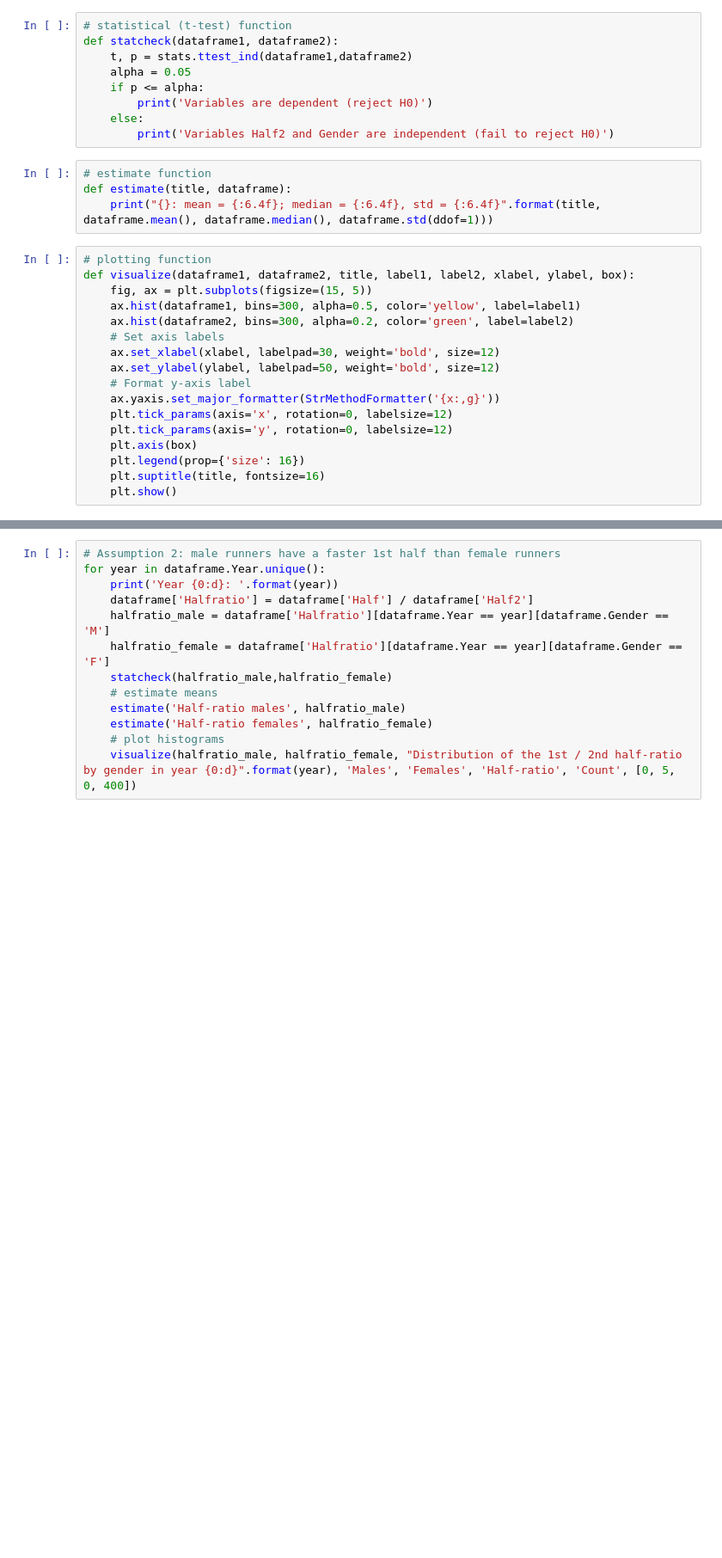
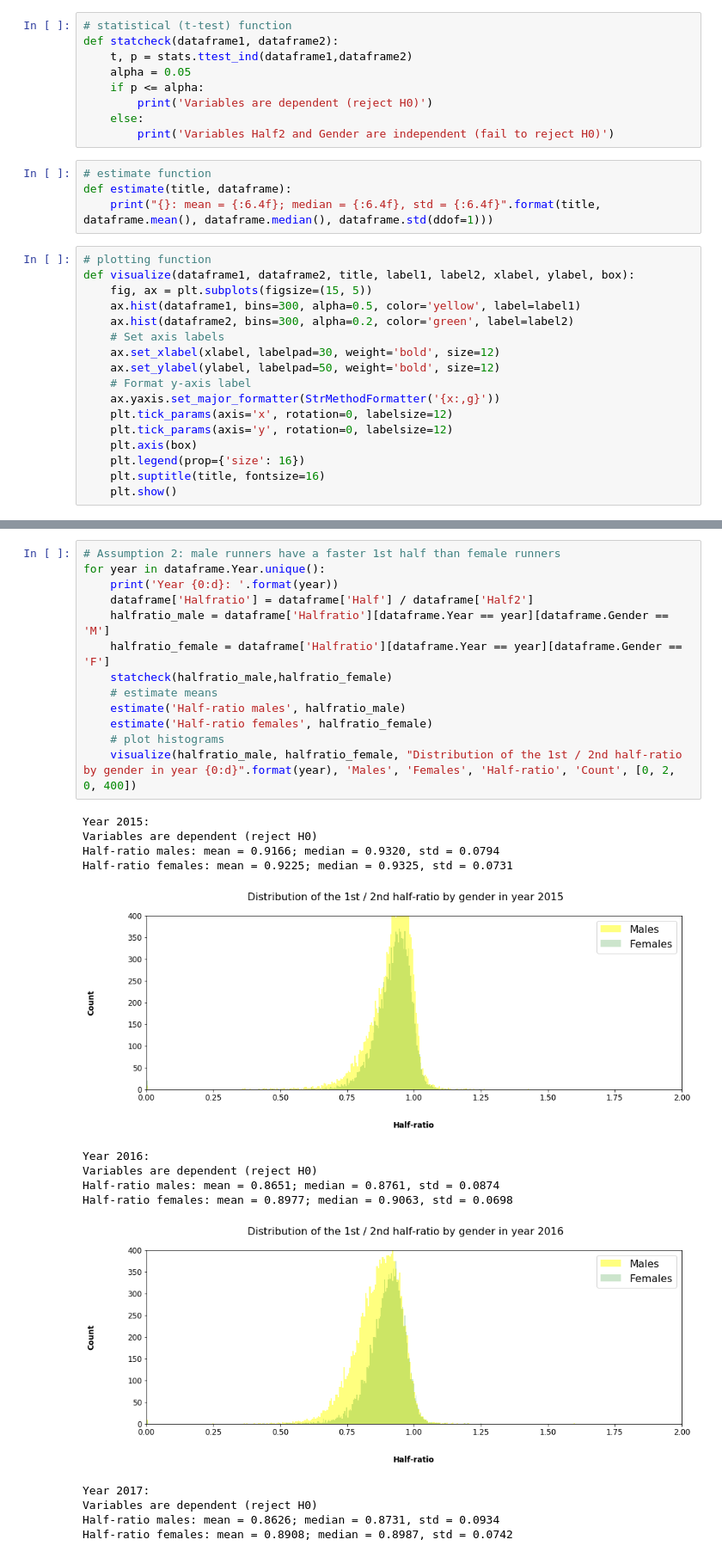
Before and after one commit to SeanHladkyj/Boston-marathon-project, a Jupyter notebook: Boston_Challenge.ipynb, the cells around one changed output, grey strips where cells are left out. Shown at 86% size. Saved outputs shown, nothing was run; the diff lists cells and outputs as text; blank space fills up the shorter version.

```diff
--- a/Boston_Challenge.ipynb
+++ b/Boston_Challenge.ipynb
@@ -103,13 +136,28 @@ for year in dataframe.Year.unique():
 # %%
 # Assumption 2: male runners have a faster 1st half than female runners
 for year in dataframe.Year.unique():
     print('Year {0:d}: '.format(year))
     dataframe['Halfratio'] = dataframe['Half'] / dataframe['Half2']
     halfratio_male = dataframe['Halfratio'][dataframe.Year == year][dataframe.Gender == 'M']
     halfratio_female = dataframe['Halfratio'][dataframe.Year == year][dataframe.Gender == 'F']
     statcheck(halfratio_male,halfratio_female)
     # estimate means
     estimate('Half-ratio males', halfratio_male)
     estimate('Half-ratio females', halfratio_female)
     # plot histograms
-    visualize(halfratio_male, halfratio_female, "Distribution of the 1st / 2nd half-ratio by gender in year {0:d}".format(year), 'Males', 'Females', 'Half-ratio', 'Count', [0, 5, 0, 400])
+    visualize(halfratio_male, halfratio_female, "Distribution of the 1st / 2nd half-ratio by gender in year {0:d}".format(year), 'Males', 'Females', 'Half-ratio', 'Count', [0, 2, 0, 400])
+# %% [output]
+Year 2015:
+Variables are dependent (reject H0)
+Half-ratio males: mean = 0.9166; median = 0.9320, std = 0.0794
+Half-ratio females: mean = 0.9225; median = 0.9325, std = 0.0731
+[figure, added]
+Year 2016:
+Variables are dependent (reject H0)
+Half-ratio males: mean = 0.8651; median = 0.8761, std = 0.0874
+Half-ratio females: mean = 0.8977; median = 0.9063, std = 0.0698
+[figure, added]
+Year 2017:
+Variables are dependent (reject H0)
+Half-ratio males: mean = 0.8626; median = 0.8731, std = 0.0934
+Half-ratio females: mean = 0.8908; median = 0.8987, std = 0.0742
```
Also changed, not shown: parts of 13 cells of this notebook, 2 other files.
